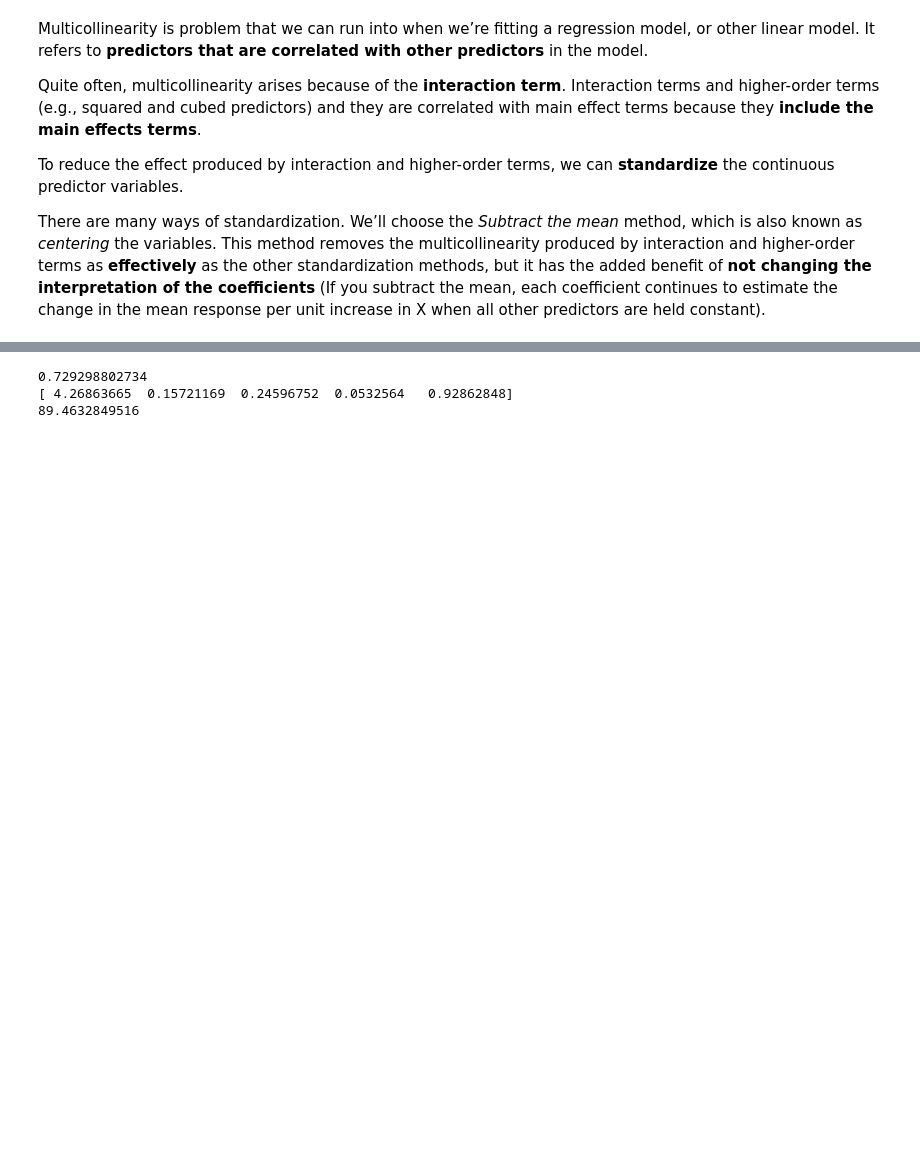
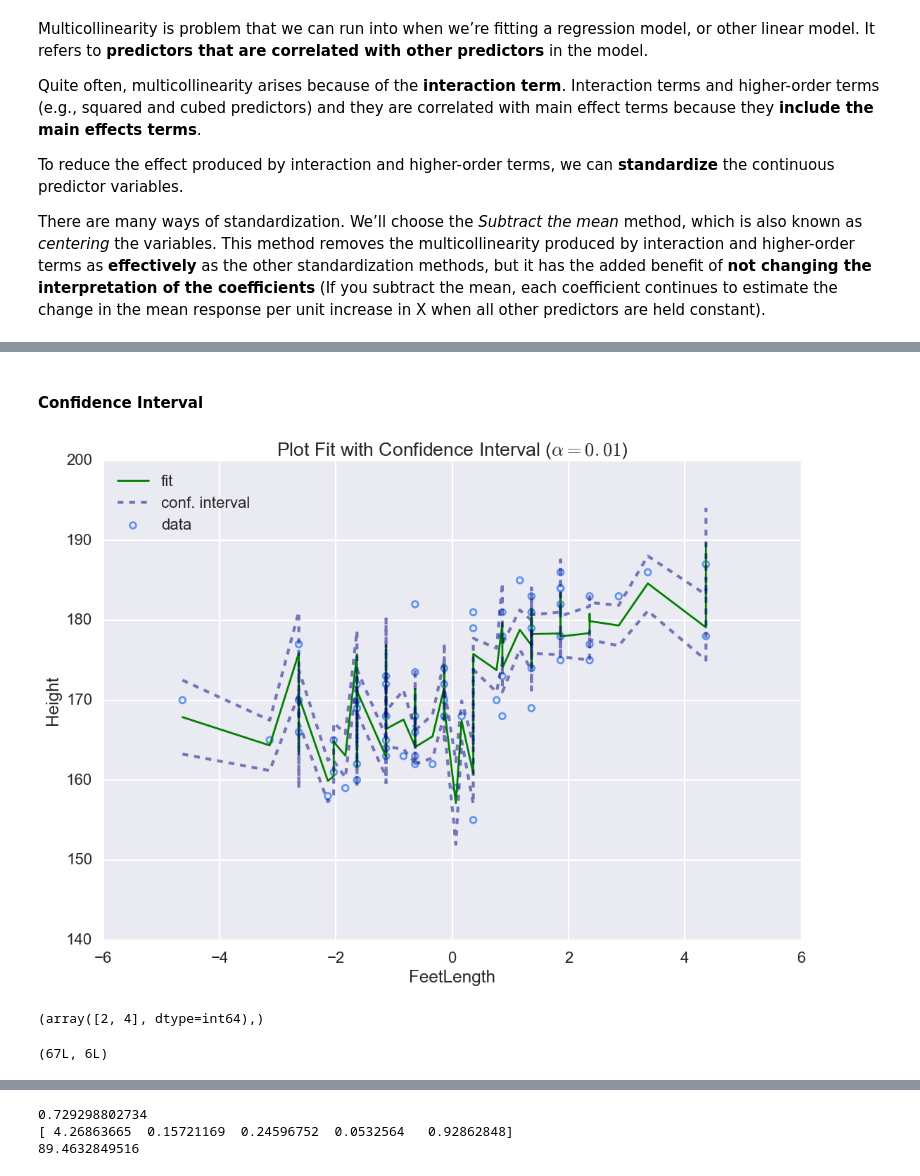
Before and after one commit to brillliantz/Statistics, a Jupyter notebook: EDA_and_Regression_on_Height.ipynb, the cells around one changed output, grey strips where cells are left out. Cells and saved outputs as stored; diff of their text form; code cells hidden in the pictures; blank space fills up the shorter version.

```diff
--- a/EDA_and_Regression_on_Height.ipynb
+++ b/EDA_and_Regression_on_Height.ipynb
@@ -672,0 +696,2 @@ Perfect! Now the condition number reduces from $4140$ to only $39.4$. Meanwhile
+# %% [markdown]
+#### Confidence Interval
@@ -672,0 +748,12 @@ Perfect! Now the condition number reduces from $4140$ to only $39.4$. Meanwhile
+# %%
+conf_interval(res_central, 'FeetLength', 0.01)
+# %% [output]
+[figure, added]
+# %%
+tmp = np.array([1,3,5,4,5,99])
+print np.where(tmp==5)
+res_central.model.exog.shape
+#res_central.model.endog_names
+# %% [output]
+(array([2, 4], dtype=int64),)
+(67L, 6L)
```
Also changed, not shown: parts of 24 cells of this notebook.
